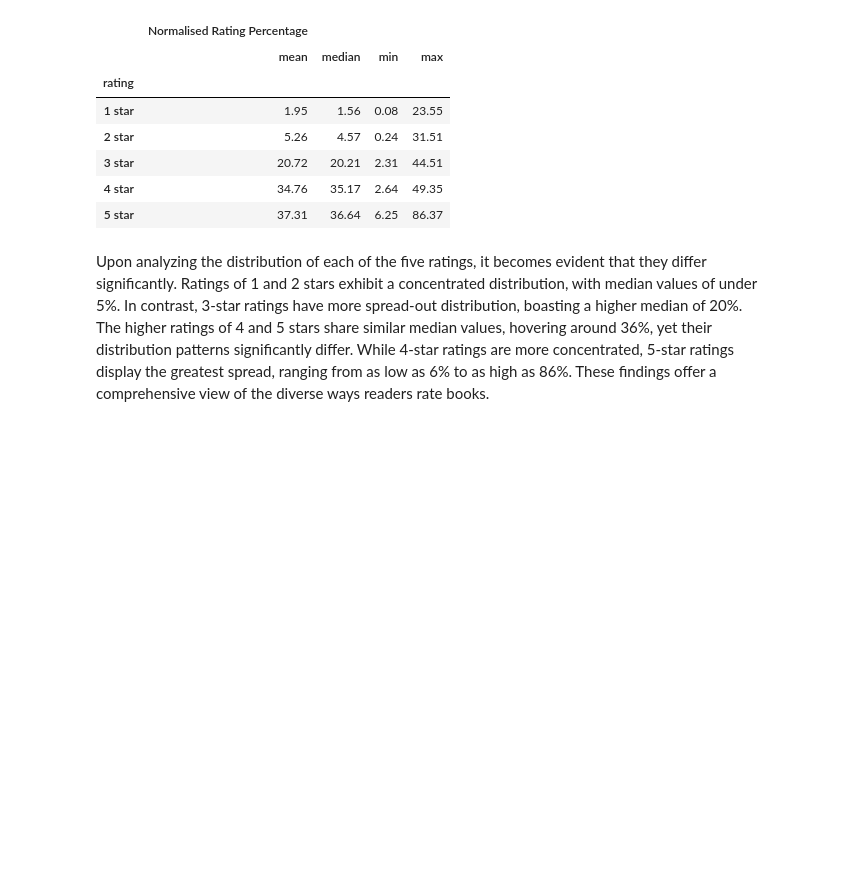
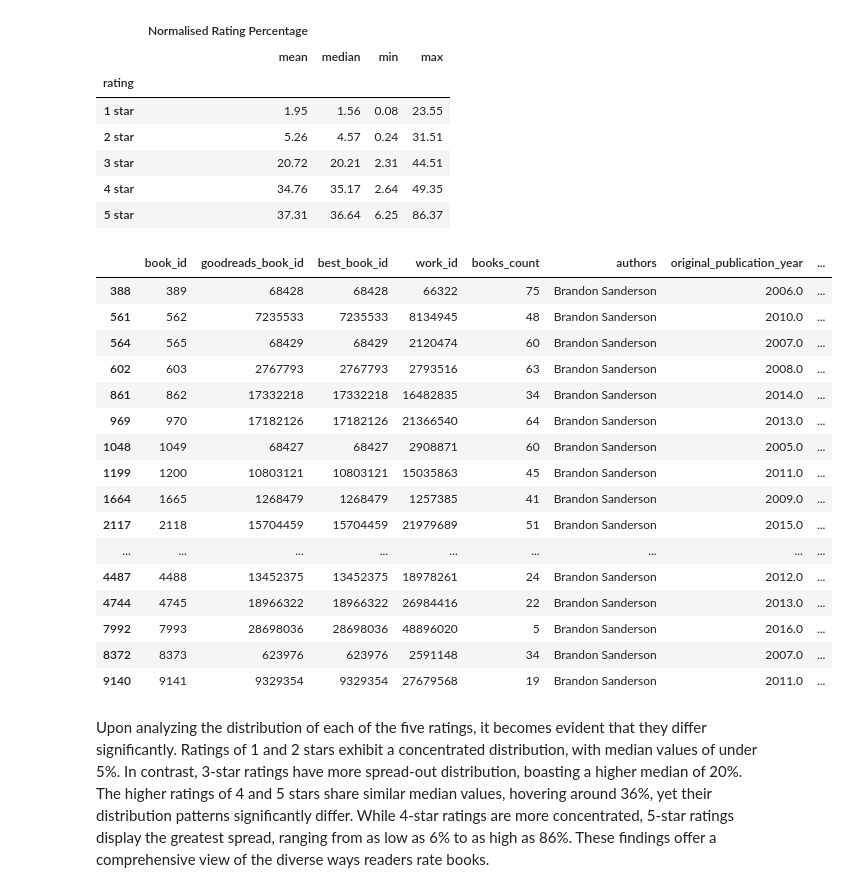
Before and after one commit to CamelSal/BookRecommender, a Jupyter notebook: CapstoneEDA.ipynb, the cells around one changed output. Saved outputs shown, nothing was run; the diff lists cells and outputs as text; code cells hidden in the pictures; blank space fills up the shorter version.

```diff
--- a/CapstoneEDA.ipynb
+++ b/CapstoneEDA.ipynb
@@ -446,6 +446,26 @@ np.round(book_box_pd.groupby('rating').agg(['mean','median','min','max'])*100,2)
 | 3 star | 20.72 | 20.21 | 2.31 | 44.51 |
 | 4 star | 34.76 | 35.17 | 2.64 | 49.35 |
 | 5 star | 37.31 | 36.64 | 6.25 | 86.37 |
+# %%
+book_df[book_df['authors'] == 'Brandon Sanderson']
+# %% [output]
+|  | book_id | goodreads_book_id | best_book_id | work_id | books_count | authors | original_publication_year | ... |
+| 388 | 389 | 68428 | 68428 | 66322 | 75 | Brandon Sanderson | 2006.0 | ... |
+| 561 | 562 | 7235533 | 7235533 | 8134945 | 48 | Brandon Sanderson | 2010.0 | ... |
+| 564 | 565 | 68429 | 68429 | 2120474 | 60 | Brandon Sanderson | 2007.0 | ... |
+| 602 | 603 | 2767793 | 2767793 | 2793516 | 63 | Brandon Sanderson | 2008.0 | ... |
+| 861 | 862 | 17332218 | 17332218 | 16482835 | 34 | Brandon Sanderson | 2014.0 | ... |
+| 969 | 970 | 17182126 | 17182126 | 21366540 | 64 | Brandon Sanderson | 2013.0 | ... |
+| 1048 | 1049 | 68427 | 68427 | 2908871 | 60 | Brandon Sanderson | 2005.0 | ... |
+| 1199 | 1200 | 10803121 | 10803121 | 15035863 | 45 | Brandon Sanderson | 2011.0 | ... |
+| 1664 | 1665 | 1268479 | 1268479 | 1257385 | 41 | Brandon Sanderson | 2009.0 | ... |
+| 2117 | 2118 | 15704459 | 15704459 | 21979689 | 51 | Brandon Sanderson | 2015.0 | ... |
+| ... | ... | ... | ... | ... | ... | ... | ... | ... |
+| 4487 | 4488 | 13452375 | 13452375 | 18978261 | 24 | Brandon Sanderson | 2012.0 | ... |
+| 4744 | 4745 | 18966322 | 18966322 | 26984416 | 22 | Brandon Sanderson | 2013.0 | ... |
+| 7992 | 7993 | 28698036 | 28698036 | 48896020 | 5 | Brandon Sanderson | 2016.0 | ... |
+| 8372 | 8373 | 623976 | 623976 | 2591148 | 34 | Brandon Sanderson | 2007.0 | ... |
+| 9140 | 9141 | 9329354 | 9329354 | 27679568 | 19 | Brandon Sanderson | 2011.0 | ... |
 # %% [markdown]
 Upon analyzing the distribution of each of the five ratings, it becomes evident that they differ significantly. Ratings of 1 and 2 stars exhibit a concentrated distribution, with median values of under 5%. In contrast, 3-star ratings have more spread-out distribution, boasting a higher median of 20%. The higher ratings of 4 and 5 stars share similar median values, hovering around 36%, yet their distribution patterns significantly differ. While 4-star ratings are more concentrated, 5-star ratings display the greatest spread, ranging from as low as 6% to as high as 86%. These findings offer a comprehensive view of the diverse ways readers rate books.
 # %% [markdown]
```
Also changed, not shown: parts of 1 cell of this notebook, 1 other file.
